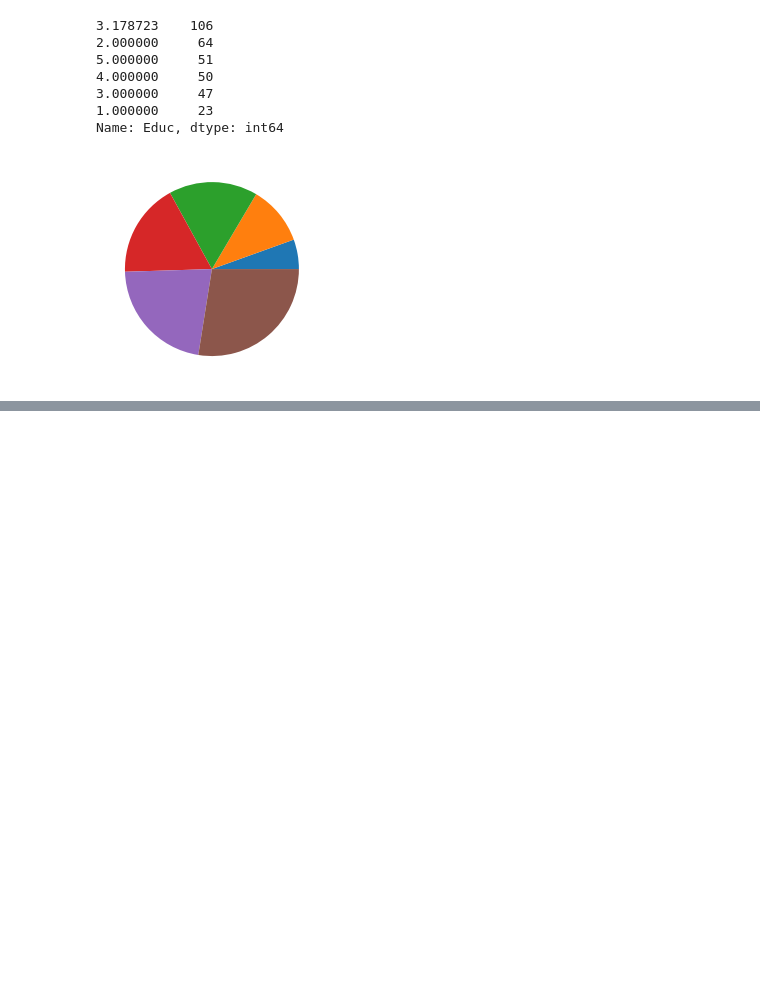
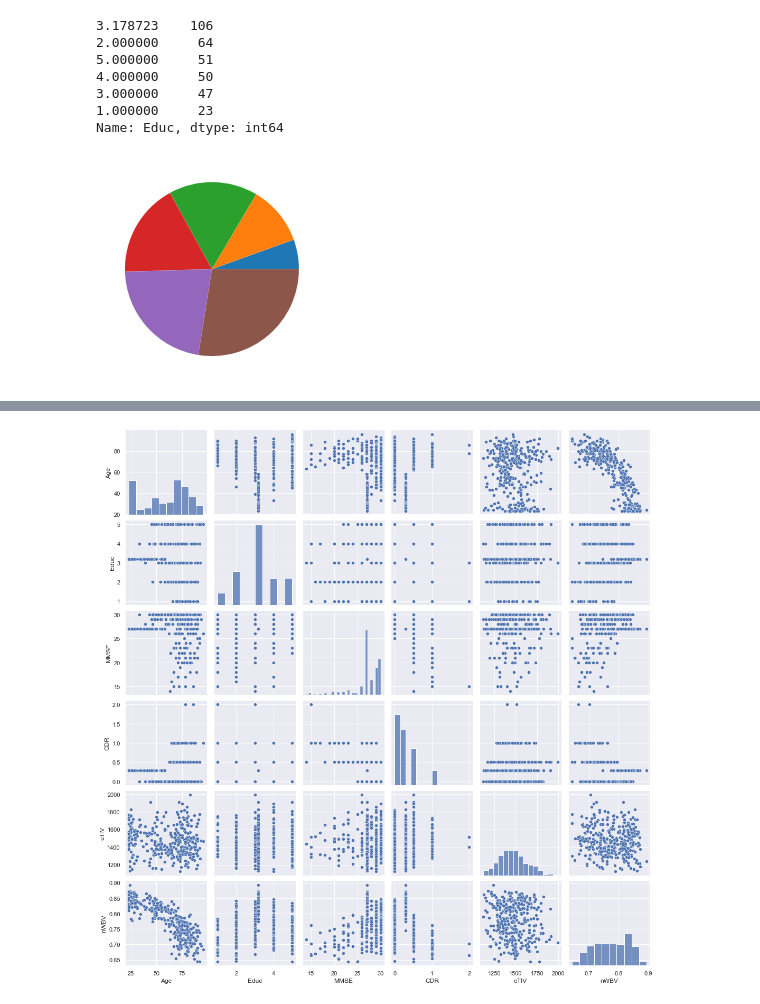
Before and after one commit to KlaraKrmpotic/UZOP_projekt, a Jupyter notebook: bilj_lab1.ipynb, the cells around one changed output, grey strips where cells are left out. Cells and saved outputs as stored; diff of their text form; code cells hidden in the pictures; blank space fills up the shorter version.

```diff
--- a/bilj_lab1.ipynb
+++ b/bilj_lab1.ipynb
@@ -179,0 +200,8 @@ Name: Educ, dtype: int64
+# %%
+# ID	M/F	Hand	Age	Educ	SES	MMSE	CDR	eTIV	nWBV	ASF	Delay
+
+sns.set(rc={'figure.figsize':(25,15)})
+sns.pairplot(dataset_tmp.loc[:,['Age', 'Educ', 'MMSE', 'CDR', 'eTIV', 'nWBV']])
+plt.show()
+# %% [output]
+[figure, added]
```
Also changed, not shown: parts of 5 cells of this notebook.
